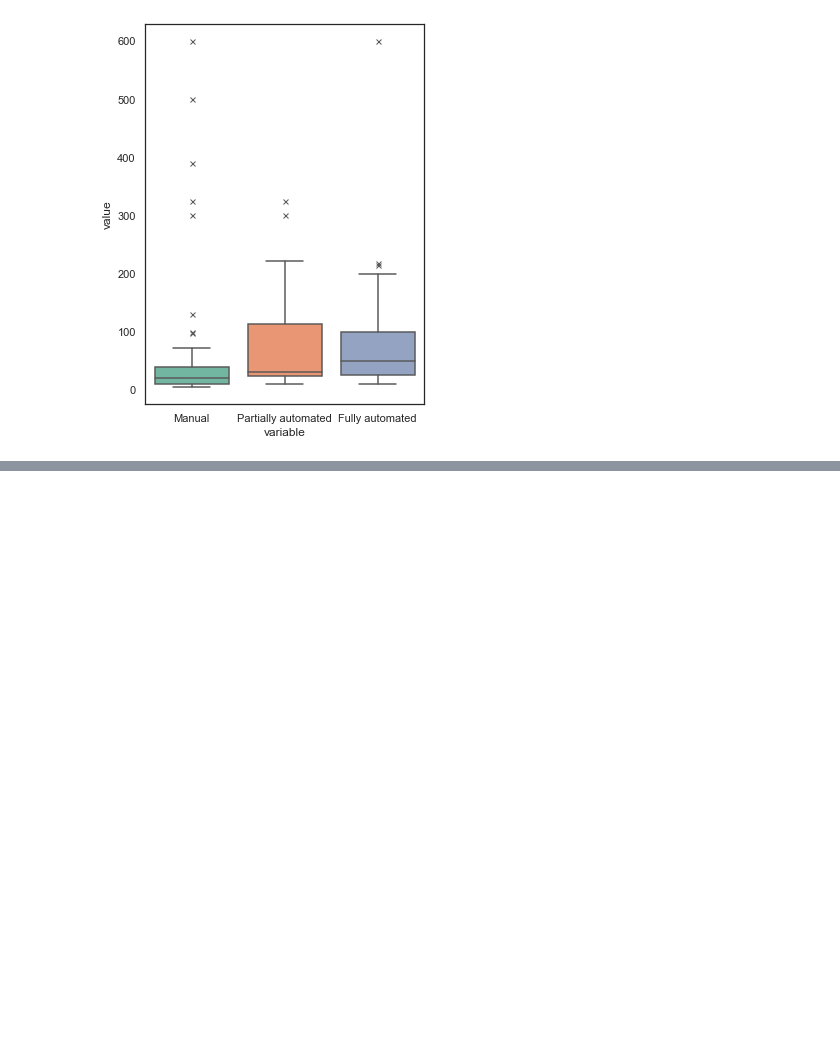
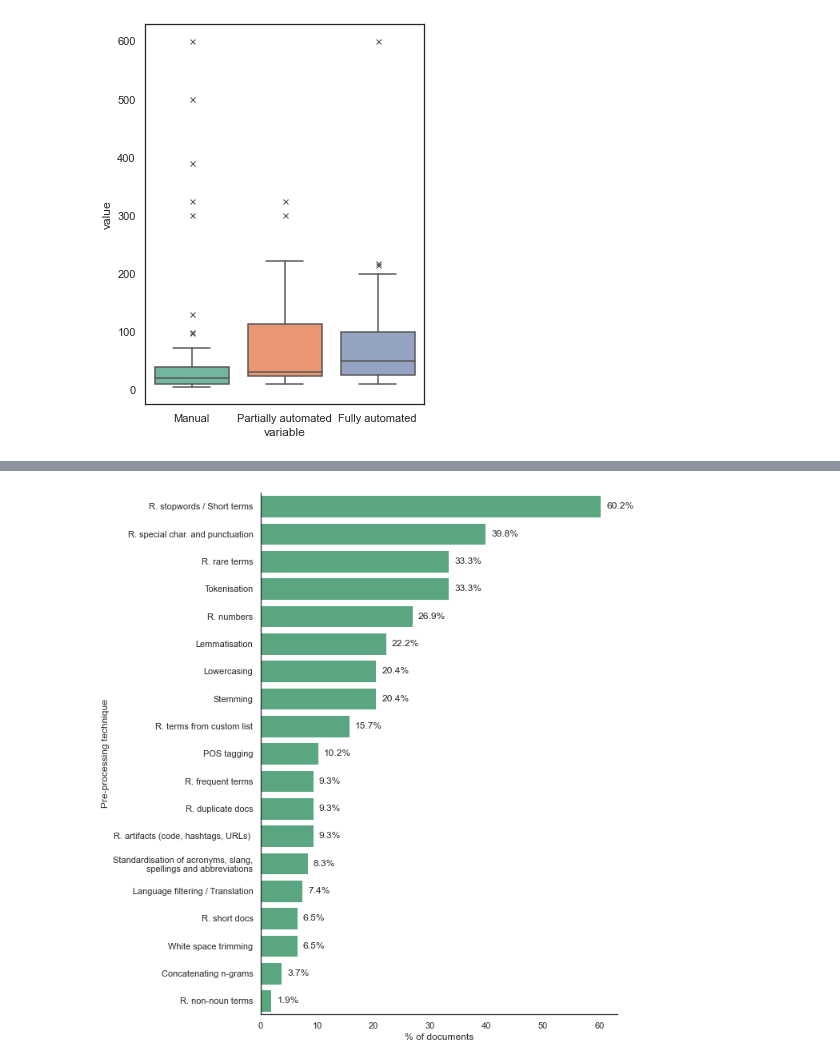
Before and after one commit to iberius96/Msc_Thesis, a Jupyter notebook: Data Visualization/Summary.ipynb, the cells around one changed output, grey strips where cells are left out. Saved outputs shown, nothing was run; the diff lists cells and outputs as text; code cells hidden in the pictures; blank space fills up the shorter version.

```diff
--- a/Data Visualization/Summary.ipynb
+++ b/Data Visualization/Summary.ipynb
@@ -476,0 +503,18 @@ iqr
+# %%
+totals = [60.2, 39.8, 33.3, 33.3, 26.9, 22.2, 20.4, 20.4, 15.7, 10.2, 9.3, 9.3, 9.3, 8.3, 7.4, 6.5, 6.5, 3.7, 1.9]
+labels = ['R. stopwords / Short terms', 'R. special char. and punctuation', 'R. rare terms', 'Tokenisation', 'R. numbers', 'Lemmatisation', 'Lowercasing', 'Stemming', 'R. terms from custom list', 'POS tagging', 'R. frequent terms', 'R. duplicate docs', 'R. artifacts (code, hashtags, URLs) ', 'Standardisation of acronyms, slang,\nspellings and abbreviations', 'Language filtering / Translation', 'R. short docs', 'White space trimming', 'Concatenating n-grams', 'R. non-noun terms']
+fig, ax = plt.subplots(figsize=(8, 12))
+sns.set_theme(style='white')
+sns.set_palette('Set2')
+ax = sns.barplot(x=totals, y=labels, color=(0.3, 0.7, 0.5, 0.7) )
+
+# Add count labels to each bar
+for i, total in enumerate(totals):
+    ax.text(total+1, i, f'{total}%', va='center')
+
+plt.xlabel('% of documents')
+plt.ylabel('Pre-processing technique')
+sns.despine()
+plt.show()
+# %% [output]
+[figure, added]
```
Also changed, not shown: parts of 4 cells of this notebook, 5 other files.
